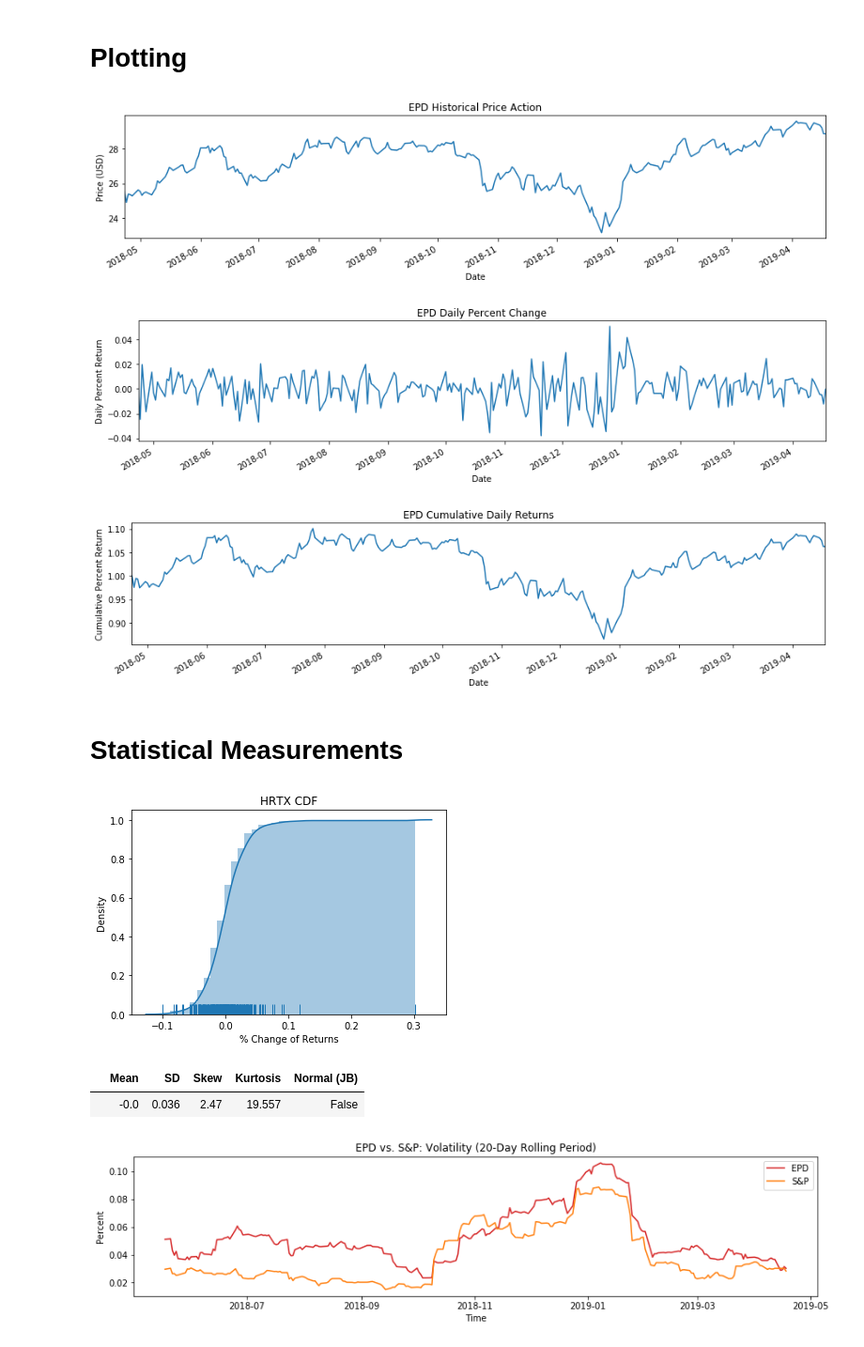
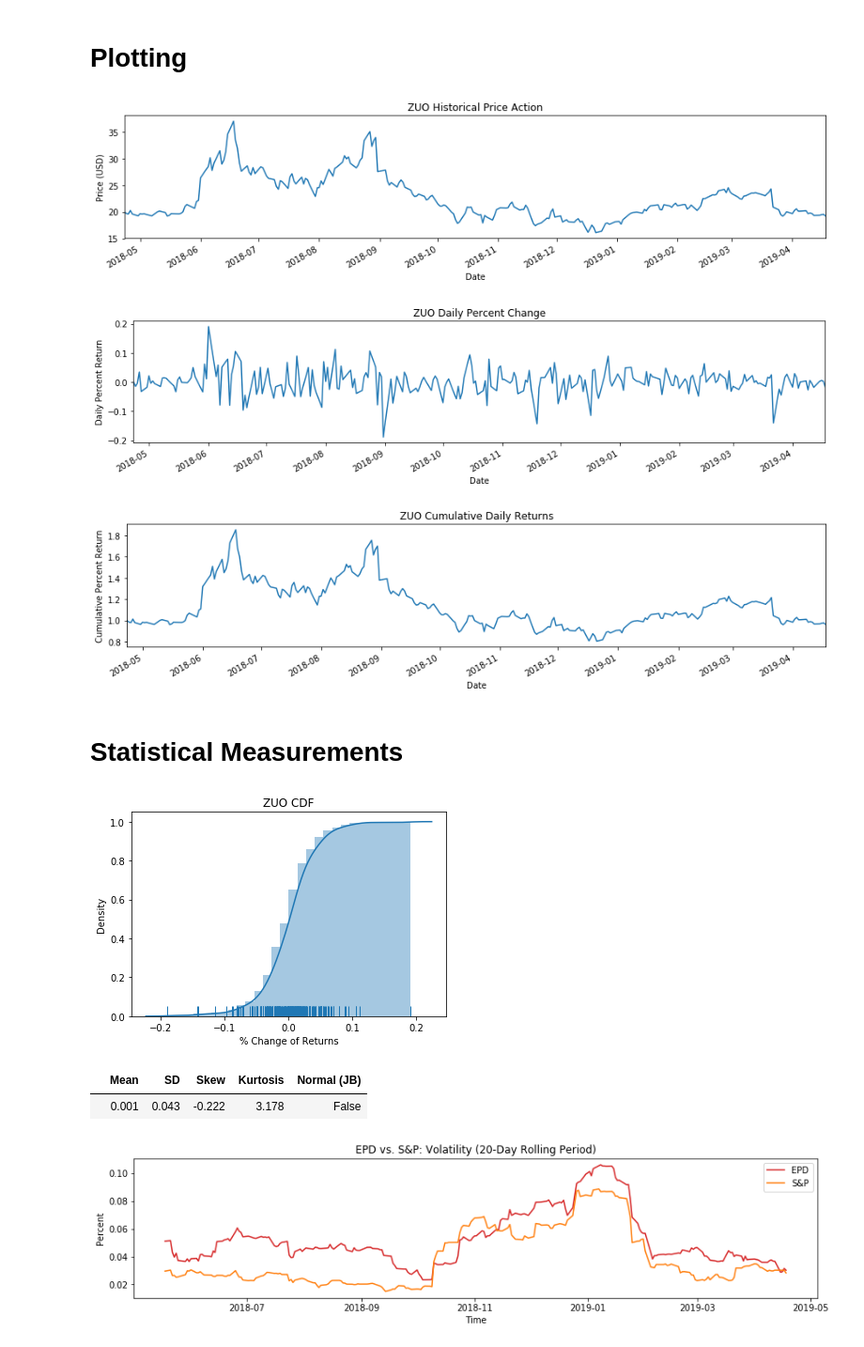
Before and after one commit to Hesiod-Labs/HYPAR, a Jupyter notebook: HYPAR.ipynb, the cells around one changed output. Shown at 94% size. Cells and saved outputs as stored; diff of their text form; code cells hidden in the pictures.

```diff
--- a/HYPAR.ipynb
+++ b/HYPAR.ipynb
@@ -221,11 +221,11 @@ def plot_returns(ticker, price_type='adjusted close'):
 
     return price, pct_change, cum_daily
 # %%
-plot_returns('EPD');
+plot_returns('ZUO');
 # %% [output]
-[figure, old version]
+[figure, new version]
-[figure, old version]
+[figure, new version]
-[figure, old version]
+[figure, new version]
 # %% [markdown]
 # Statistical Measurements
 # %%
@@ -257,11 +257,11 @@ def plot_cdf(ticker):
 
     return moments
 # %%
-plot_cdf('HRTX')
+plot_cdf('ZUO')
 # %% [output]
-[figure, old version]
+[figure, new version]
 |  | Mean | SD | Skew | Kurtosis | Normal (JB) |
-|  | -0.0 | 0.036 | 2.47 | 19.557 | False |
+|  | 0.001 | 0.043 | -0.222 | 3.178 | False |
 # %%
 # Plot the volatility (i.e. standard deviation) of an asset in the portfolio.
 # show_price: if True, also plots price data of the stock.
```
Also changed, not shown: parts of 18 cells of this notebook.
